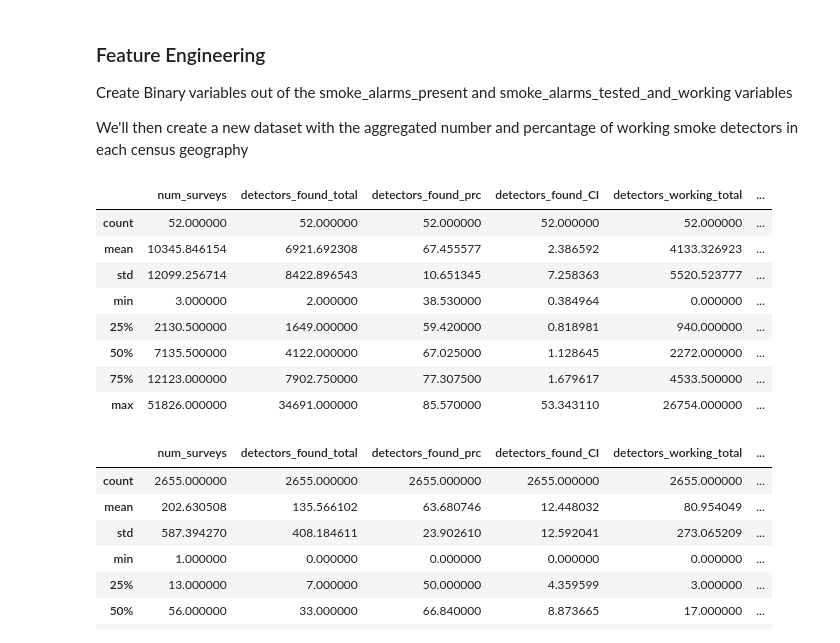
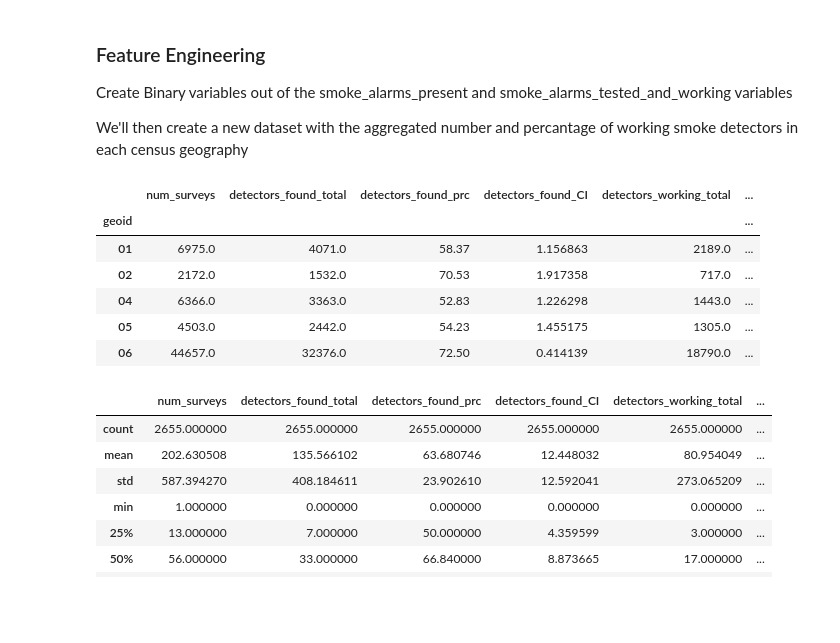
Before and after one commit to DataKind-DC/rcp2, a Jupyter notebook: Code/Models/Smoke_Alarm_Model.ipynb, the cells around one changed output. Drawn from its saved outputs; the diff is of its cells as text; code cells hidden in the pictures; blank space fills up the shorter version.

```diff
--- a/Code/Models/Smoke_Alarm_Model.ipynb
+++ b/Code/Models/Smoke_Alarm_Model.ipynb
@@ -153,7 +158,7 @@ def CreateConfidenceIntervals(num_surveys,percentage):
 
  We'll then create a new dataset with the aggregated number and percantage of working smoke detectors in each census geography
 # %%
-def CreateDetectorDataFrame(df,geo_level):
+def CreateSingleLevelSmokeAlarmModel(df,geo_level):
 # This function takes the arc data  into a dataset containing the percentage
 # and number of smoke detectors by census geography
 #
@@ -205,9 +210,9 @@ def CreateDetectorDataFrame(df,geo_level):
 
 
 
-    d2 =  df.groupby('geoid')['pre_existing_alarms_tested_and_working'].agg({np.sum,
+    d2 =  df.groupby('geoid')['pre_existing_alarms_tested_and_working'].agg({np.size,np.sum,
                                                                               lambda x: np.sum(x)/np.size(x)* 100 })
-    d2.columns = ['detectors_working_total','detectors_working_prc']
+    d2.columns = ['num_surveys_2','detectors_working_total','detectors_working_prc']
 
     d2['detectors_working_prc'] = d2['detectors_working_prc'].round(2)
 
@@ -238,16 +243,14 @@ def CreateDetectorDataFrame(df,geo_level):
 
     return detectors
 # %%
-arc_state = CreateDetectorDataFrame(arc.copy(),'State')
-arc_state.describe()
+ arc_state = CreateSingleLevelSmokeAlarmModel(arc.copy(),'State')
+ arc_state.head()
 # %% [output]
 |  | num_surveys | detectors_found_total | detectors_found_prc | detectors_found_CI | detectors_working_total | ... |
-| count | 52.000000 | 52.000000 | 52.000000 | 52.000000 | 52.000000 | ... |
-| mean | 10345.846154 | 6921.692308 | 67.455577 | 2.386592 | 4133.326923 | ... |
-| std | 12099.256714 | 8422.896543 | 10.651345 | 7.258363 | 5520.523777 | ... |
-| min | 3.000000 | 2.000000 | 38.530000 | 0.384964 | 0.000000 | ... |
-| 25% | 2130.500000 | 1649.000000 | 59.420000 | 0.818981 | 940.000000 | ... |
-| 50% | 7135.500000 | 4122.000000 | 67.025000 | 1.128645 | 2272.000000 | ... |
-| 75% | 12123.000000 | 7902.750000 | 77.307500 | 1.679617 | 4533.500000 | ... |
-| max | 51826.000000 | 34691.000000 | 85.570000 | 53.343110 | 26754.000000 | ... |
+| geoid |  |  |  |  |  | ... |
+| 01 | 6975.0 | 4071.0 | 58.37 | 1.156863 | 2189.0 | ... |
+| 02 | 2172.0 | 1532.0 | 70.53 | 1.917358 | 717.0 | ... |
+| 04 | 6366.0 | 3363.0 | 52.83 | 1.226298 | 1443.0 | ... |
+| 05 | 4503.0 | 2442.0 | 54.23 | 1.455175 | 1305.0 | ... |
+| 06 | 44657.0 | 32376.0 | 72.50 | 0.414139 | 18790.0 | ... |
 # %%
```
Also changed, not shown: parts of 13 cells of this notebook.
